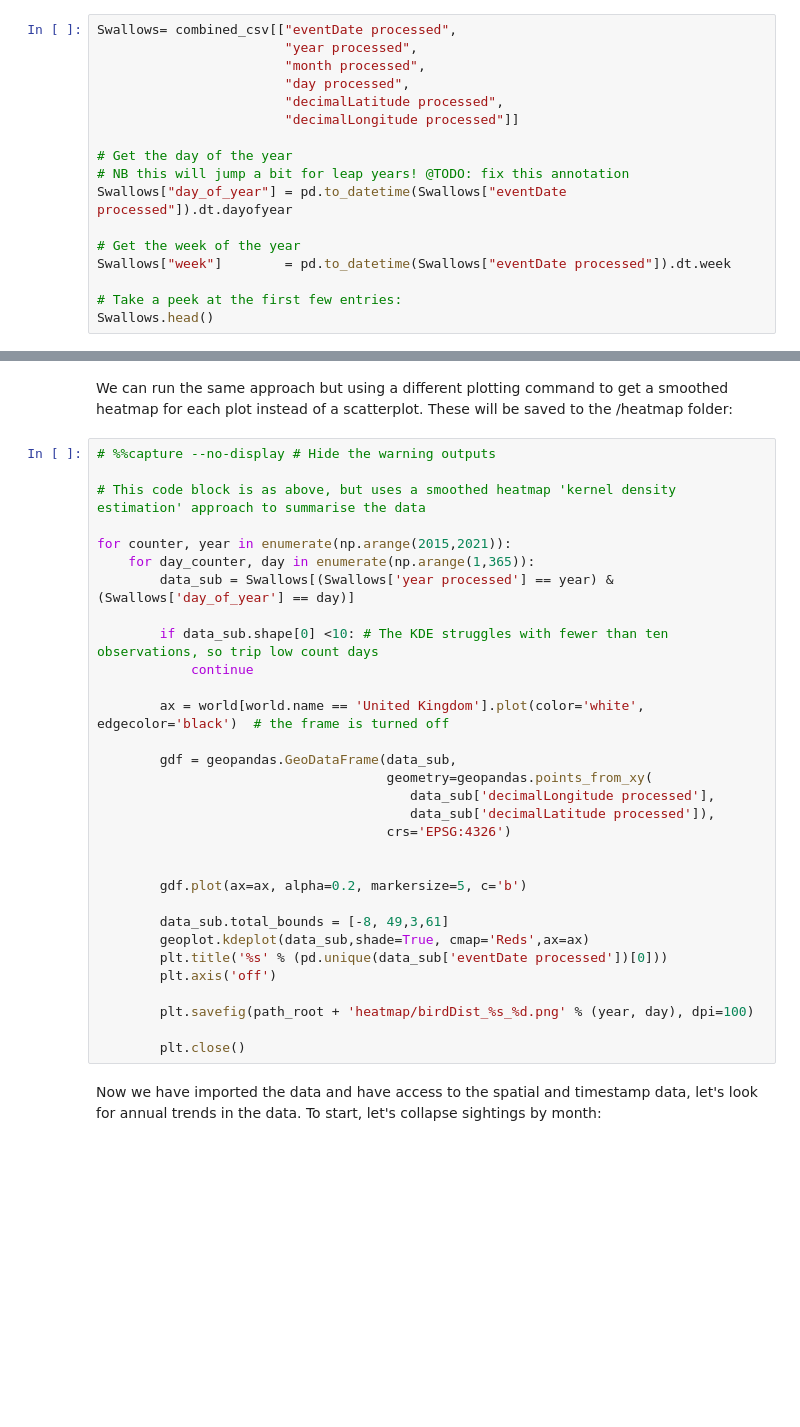
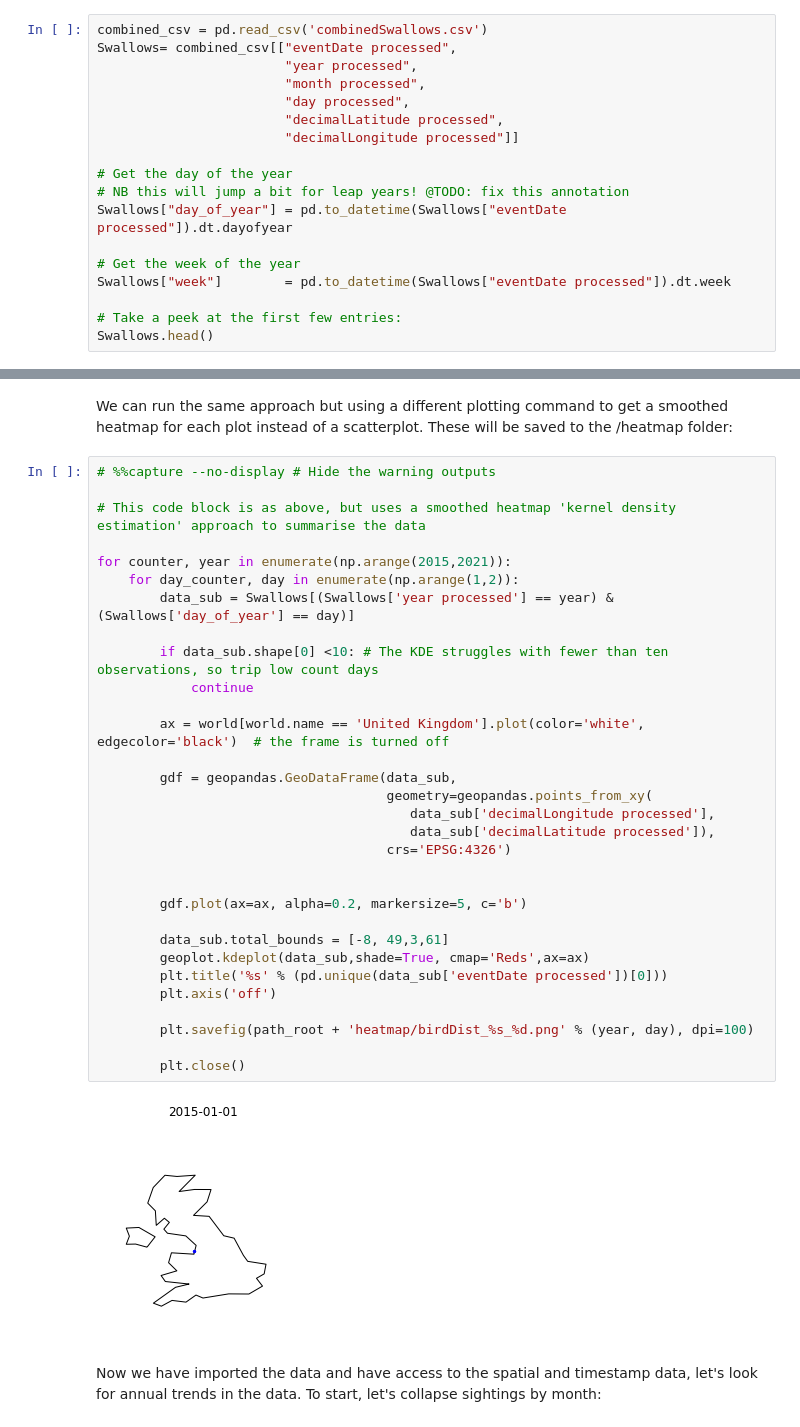
Before and after one commit to apfdomanski/Biodiversity-analysis, a Jupyter notebook: UKswallowMigration.ipynb, the cells around one changed output, grey strips where cells are left out. Cells and saved outputs as stored; diff of their text form; blank space fills up the shorter version.

Commit message:
Added media
Reposted with output cells carrying plots

```diff
--- a/UKswallowMigration.ipynb
+++ b/UKswallowMigration.ipynb
@@ -43,4 +43,5 @@ We also want to know when they are arriving departing with weekly resolution, so
 # %%
+combined_csv = pd.read_csv('combinedSwallows.csv')
 Swallows= combined_csv[["eventDate processed",
                         "year processed",
                         "month processed",
@@ -139,34 +162,36 @@ We can run the same approach but using a different plotting command to get a smo
 # %%
 # %%capture --no-display # Hide the warning outputs
 
 # This code block is as above, but uses a smoothed heatmap 'kernel density estimation' approach to summarise the data
 
 for counter, year in enumerate(np.arange(2015,2021)):
-    for day_counter, day in enumerate(np.arange(1,365)):
+    for day_counter, day in enumerate(np.arange(1,2)):
         data_sub = Swallows[(Swallows['year processed'] == year) & (Swallows['day_of_year'] == day)]
 
         if data_sub.shape[0] <10: # The KDE struggles with fewer than ten observations, so trip low count days
             continue
 
         ax = world[world.name == 'United Kingdom'].plot(color='white', edgecolor='black')  # the frame is turned off
 
         gdf = geopandas.GeoDataFrame(data_sub,
                                      geometry=geopandas.points_from_xy(
                                         data_sub['decimalLongitude processed'],
                                         data_sub['decimalLatitude processed']),
                                      crs='EPSG:4326')
 
 
         gdf.plot(ax=ax, alpha=0.2, markersize=5, c='b')
 
         data_sub.total_bounds = [-8, 49,3,61]
         geoplot.kdeplot(data_sub,shade=True, cmap='Reds',ax=ax)
         plt.title('%s' % (pd.unique(data_sub['eventDate processed'])[0]))
         plt.axis('off')
 
         plt.savefig(path_root + 'heatmap/birdDist_%s_%d.png' % (year, day), dpi=100)
 
         plt.close()
+# %% [output]
+[figure, added]
 # %% [markdown]
 Now we have imported the data and have access to the spatial and timestamp data, let's look for annual trends in the data. To start, let's collapse sightings by month:
 # %%
```
Also changed, not shown: parts of 12 cells of this notebook.
